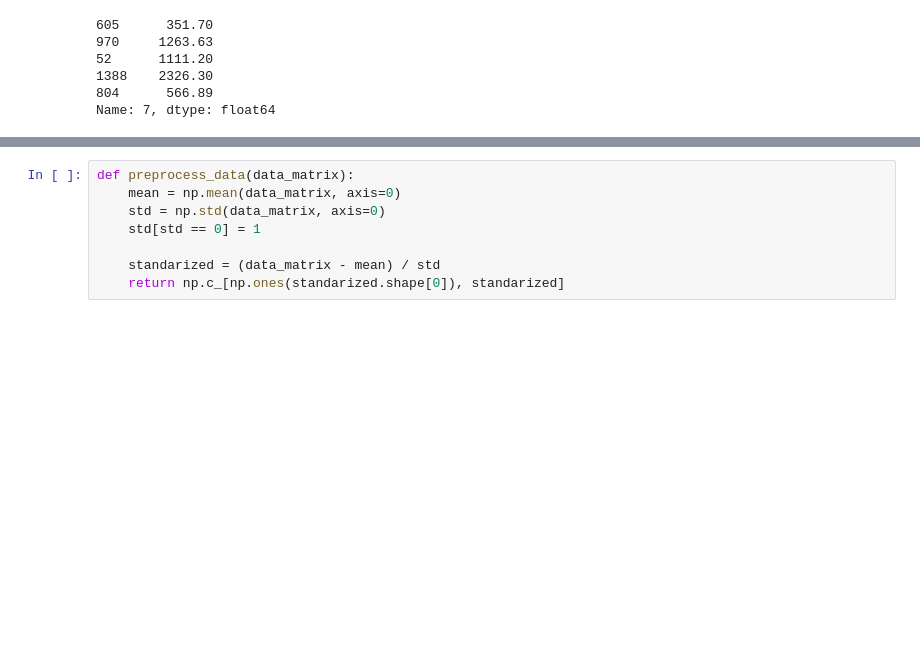
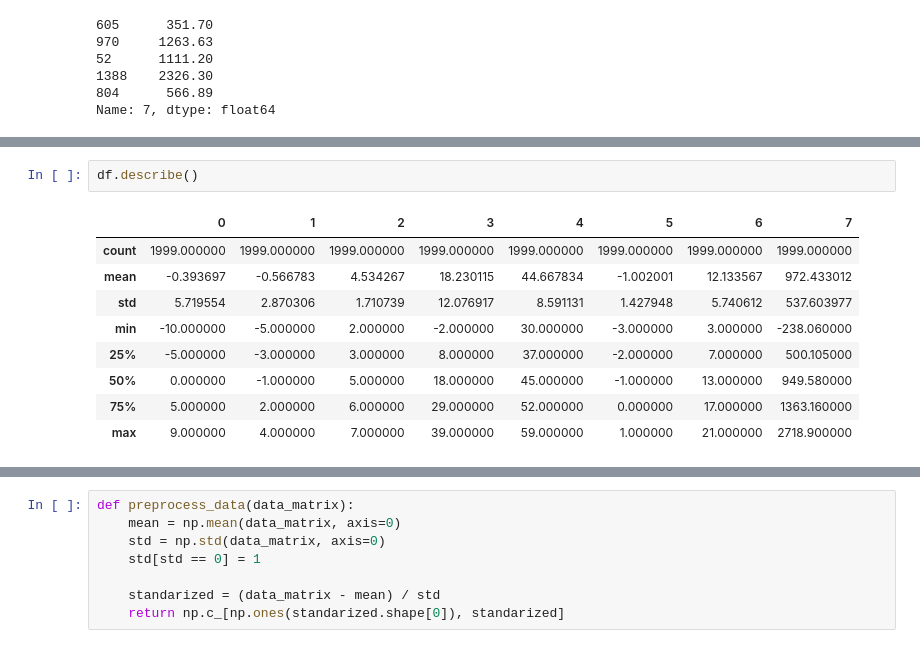
Before and after one commit to typsoon/mpum_first_miniproject, a Jupyter notebook: regression.sync.ipynb, the cells around one changed output, grey strips where cells are left out. Drawn from its saved outputs; the diff is of its cells as text; blank space fills up the shorter version.

```diff
--- a/regression.sync.ipynb
+++ b/regression.sync.ipynb
@@ -147,0 +169,12 @@ Name: 7, dtype: float64
+# %%
+df.describe()
+# %% [output]
+|  | 0 | 1 | 2 | 3 | 4 | 5 | 6 | 7 |
+| count | 1999.000000 | 1999.000000 | 1999.000000 | 1999.000000 | 1999.000000 | 1999.000000 | 1999.000000 | 1999.000000 |
+| mean | -0.393697 | -0.566783 | 4.534267 | 18.230115 | 44.667834 | -1.002001 | 12.133567 | 972.433012 |
+| std | 5.719554 | 2.870306 | 1.710739 | 12.076917 | 8.591131 | 1.427948 | 5.740612 | 537.603977 |
+| min | -10.000000 | -5.000000 | 2.000000 | -2.000000 | 30.000000 | -3.000000 | 3.000000 | -238.060000 |
+| 25% | -5.000000 | -3.000000 | 3.000000 | 8.000000 | 37.000000 | -2.000000 | 7.000000 | 500.105000 |
+| 50% | 0.000000 | -1.000000 | 5.000000 | 18.000000 | 45.000000 | -1.000000 | 13.000000 | 949.580000 |
+| 75% | 5.000000 | 2.000000 | 6.000000 | 29.000000 | 52.000000 | 0.000000 | 17.000000 | 1363.160000 |
+| max | 9.000000 | 4.000000 | 7.000000 | 39.000000 | 59.000000 | 1.000000 | 21.000000 | 2718.900000 |
```
Also changed, not shown: parts of 15 cells of this notebook, 2 other files.
